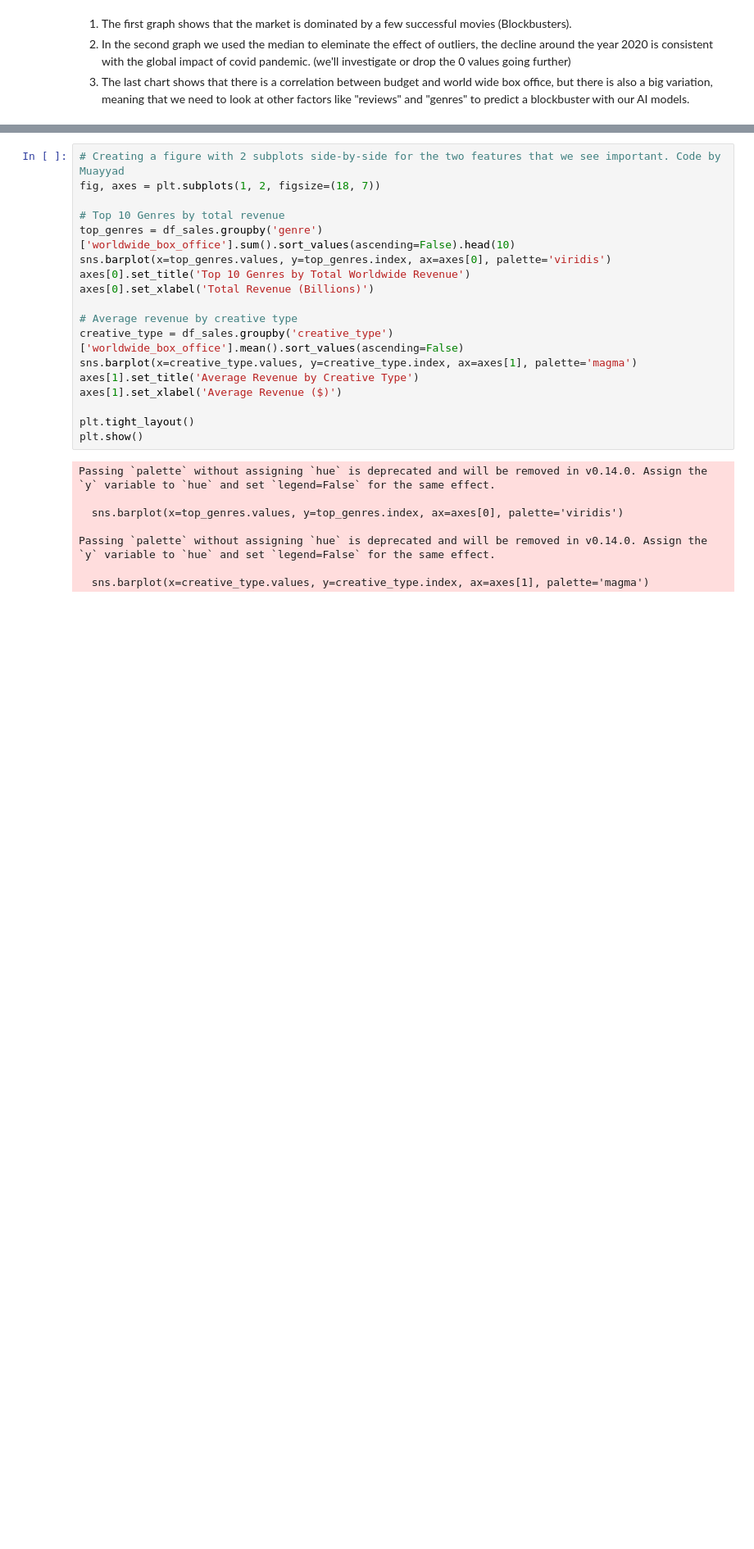
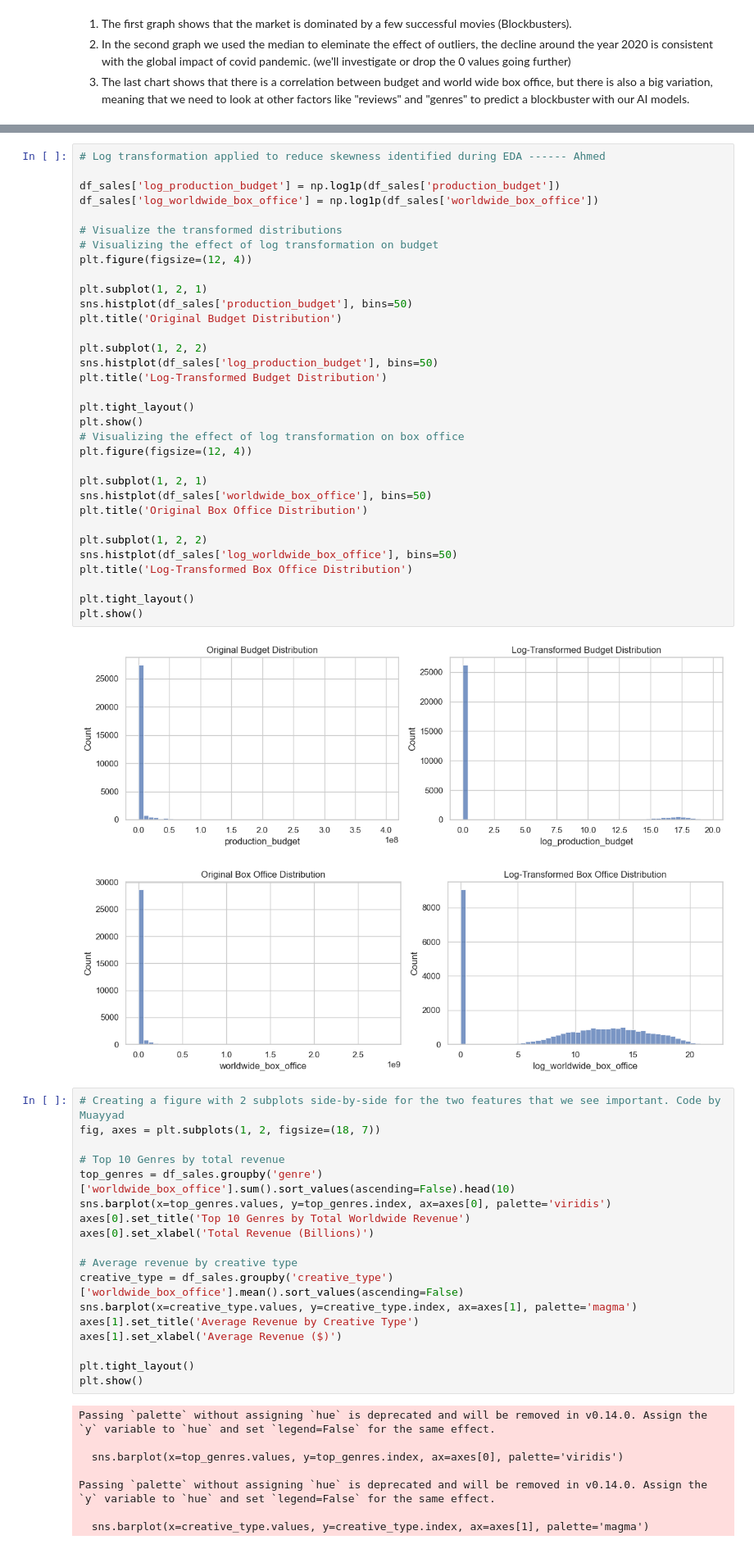
Before and after one commit to spaesey/ai-for-business-project, a Jupyter notebook: src/New EDA_Feature engineering.ipynb, the cells around one changed output, grey strips where cells are left out. Shown at 82% size. Drawn from its saved outputs; the diff is of its cells as text; blank space fills up the shorter version.

```diff
--- a/src/New EDA_Feature engineering.ipynb
+++ b/src/New EDA_Feature engineering.ipynb
@@ -280,3 +685,39 @@ plt.show()
+# %%
+# Log transformation applied to reduce skewness identified during EDA ------ Ahmed
+
+df_sales['log_production_budget'] = np.log1p(df_sales['production_budget'])
+df_sales['log_worldwide_box_office'] = np.log1p(df_sales['worldwide_box_office'])
+
+# Visualize the transformed distributions
+# Visualizing the effect of log transformation on budget
+plt.figure(figsize=(12, 4))
+
+plt.subplot(1, 2, 1)
+sns.histplot(df_sales['production_budget'], bins=50)
+plt.title('Original Budget Distribution')
+
+plt.subplot(1, 2, 2)
+sns.histplot(df_sales['log_production_budget'], bins=50)
+plt.title('Log-Transformed Budget Distribution')
+
+plt.tight_layout()
+plt.show()
+# Visualizing the effect of log transformation on box office
+plt.figure(figsize=(12, 4))
+
+plt.subplot(1, 2, 1)
+sns.histplot(df_sales['worldwide_box_office'], bins=50)
+plt.title('Original Box Office Distribution')
+
+plt.subplot(1, 2, 2)
+sns.histplot(df_sales['log_worldwide_box_office'], bins=50)
+plt.title('Log-Transformed Box Office Distribution')
+
+plt.tight_layout()
+plt.show()
+# %% [output]
+[figure, added]
+[figure, added]
 # %%
 # Creating a figure with 2 subplots side-by-side for the two features that we see important. Code by Muayyad
 fig, axes = plt.subplots(1, 2, figsize=(18, 7))
```
Also changed, not shown: parts of 62 cells of this notebook, 30 other files.
